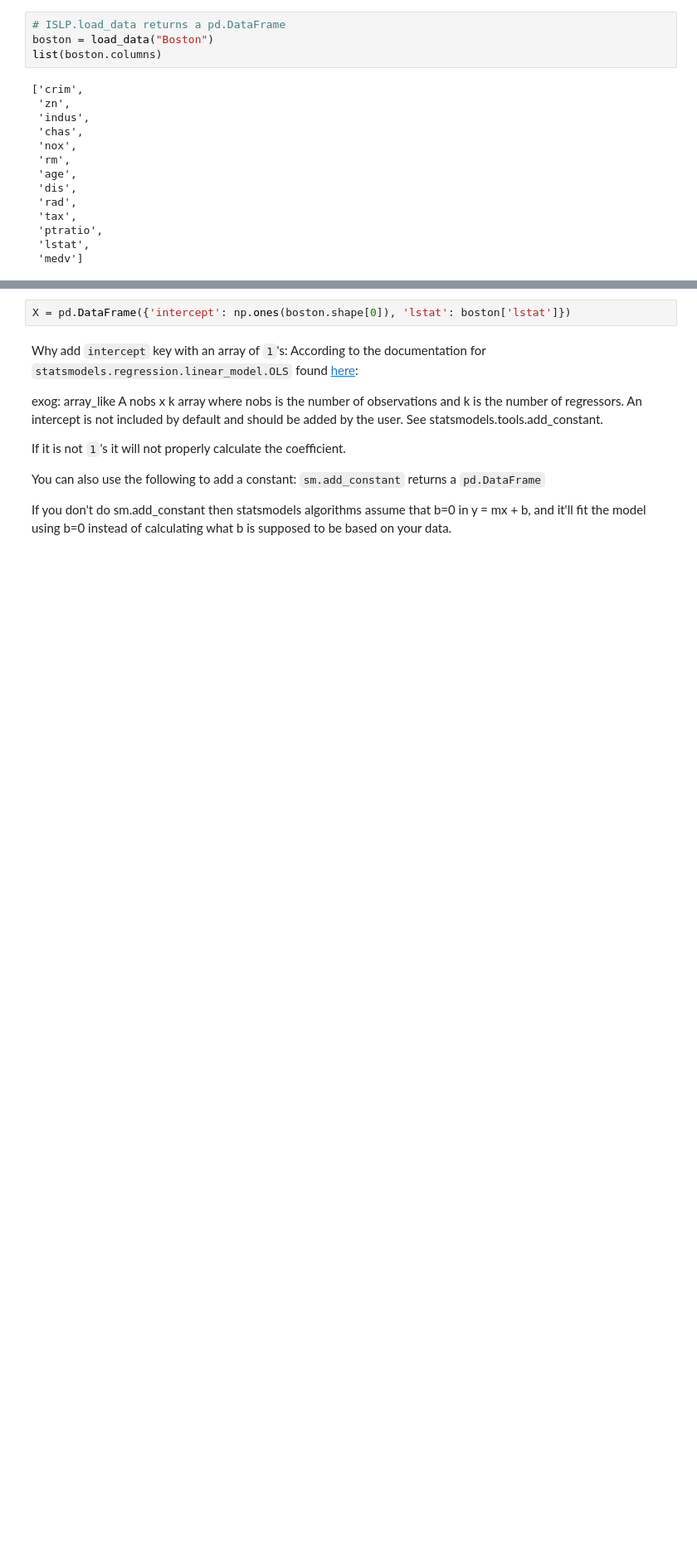
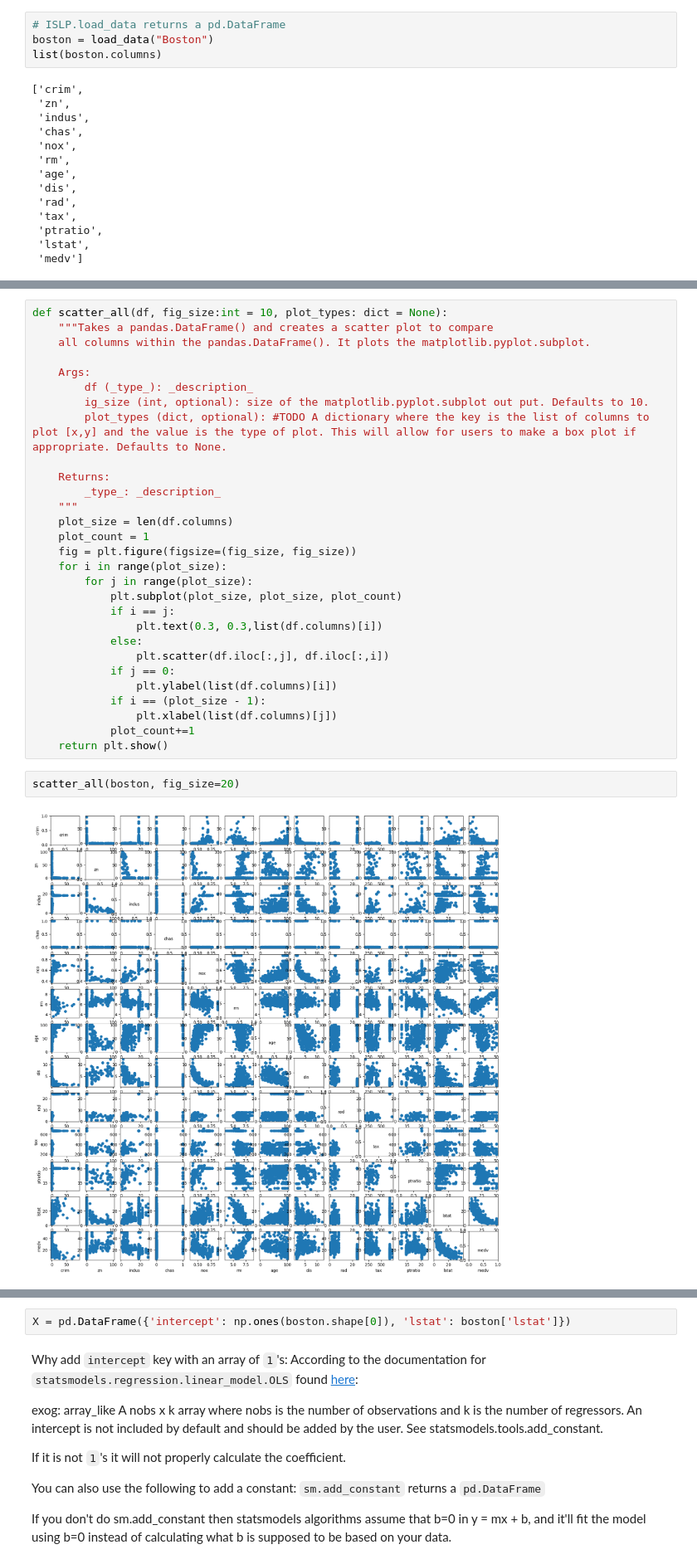
Before and after one commit to bryaneadams/statistical_learning_python, a Jupyter notebook: chapter_3_lab.ipynb, the cells around one changed output, grey strips where cells are left out. Shown at 83% size. Saved outputs shown, nothing was run; the diff lists cells and outputs as text; blank space fills up the shorter version.

```diff
--- a/chapter_3_lab.ipynb
+++ b/chapter_3_lab.ipynb
@@ -34,0 +43,33 @@ test = [1]*506
+# %%
+def scatter_all(df, fig_size:int = 10, plot_types: dict = None):
+    """Takes a pandas.DataFrame() and creates a scatter plot to compare
+    all columns within the pandas.DataFrame(). It plots the matplotlib.pyplot.subplot.
+
+    Args:
+        df (_type_): _description_
+        ig_size (int, optional): size of the matplotlib.pyplot.subplot out put. Defaults to 10.
+        plot_types (dict, optional): #TODO A dictionary where the key is the list of columns to plot [x,y] and the value is the type of plot. This will allow for users to make a box plot if appropriate. Defaults to None.
+
+    Returns:
+        _type_: _description_
+    """
+    plot_size = len(df.columns)
+    plot_count = 1
+    fig = plt.figure(figsize=(fig_size, fig_size))
+    for i in range(plot_size):
+        for j in range(plot_size):
+            plt.subplot(plot_size, plot_size, plot_count)
+            if i == j:
+                plt.text(0.3, 0.3,list(df.columns)[i])
+            else:
+                plt.scatter(df.iloc[:,j], df.iloc[:,i])
+            if j == 0:
+                plt.ylabel(list(df.columns)[i])
+            if i == (plot_size - 1):
+                plt.xlabel(list(df.columns)[j])
+            plot_count+=1
+    return plt.show()
+# %%
+scatter_all(boston, fig_size=20)
+# %% [output]
+[figure, added]
```
Also changed, not shown: parts of 19 cells of this notebook.
